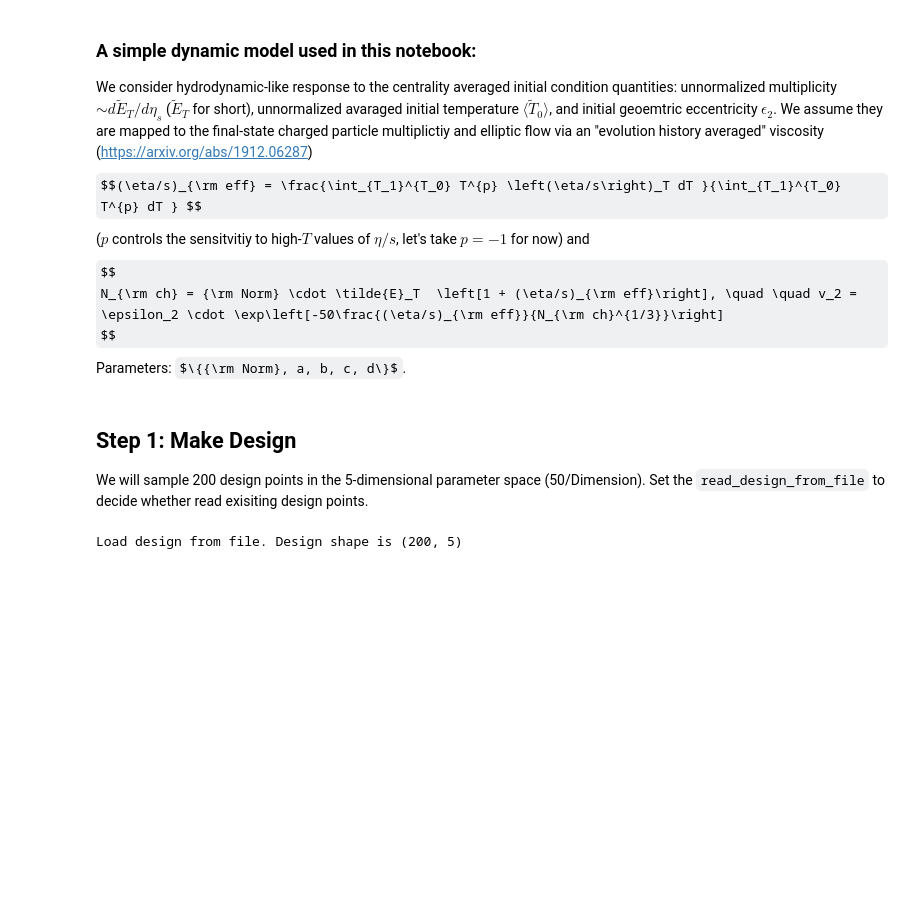
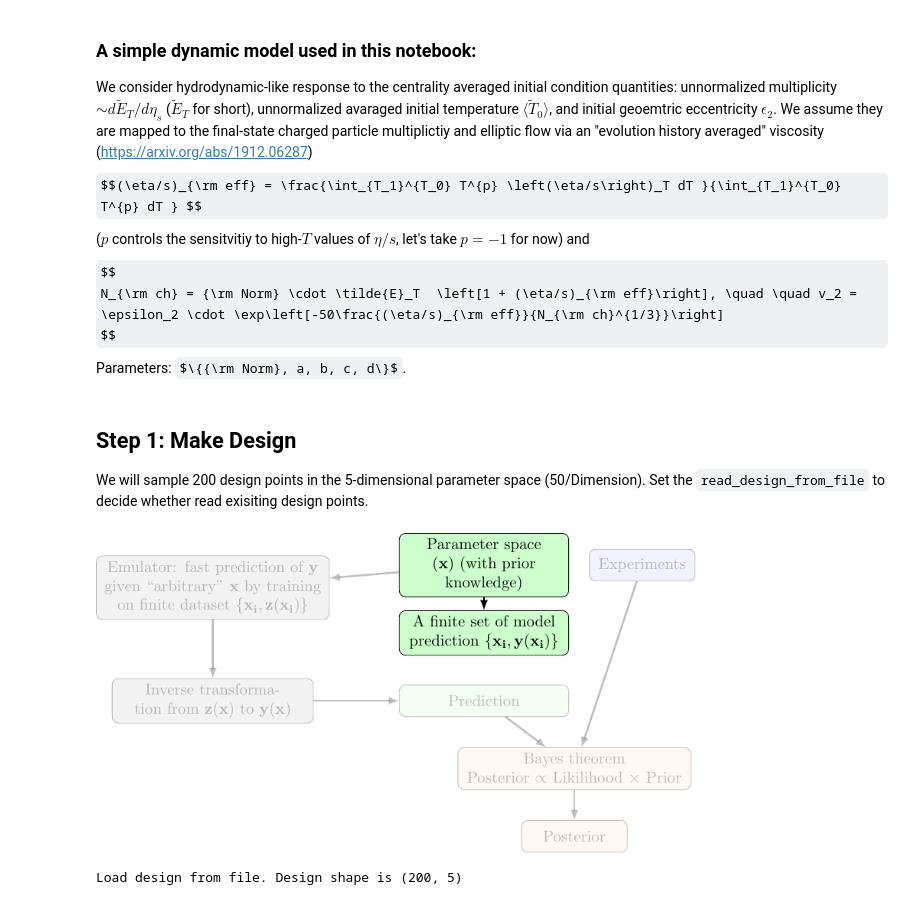
Before and after one commit to JETSCAPE/SummerSchool2021, a Jupyter notebook: Jul28_29_BayesianSoftExample/BayesForSimpleModel.ipynb, the cells around one changed output. Saved outputs shown, nothing was run; the diff lists cells and outputs as text; code cells hidden in the pictures; some formulas as TeX source; blank space fills up the shorter version.

Commit message:
add flow chart

```diff
--- a/Jul28_29_BayesianSoftExample/BayesForSimpleModel.ipynb
+++ b/Jul28_29_BayesianSoftExample/BayesForSimpleModel.ipynb
@@ -30,6 +30,8 @@ from scipy.linalg import lapack
 from pyDOE import lhs
 import emcee
 import h5py
+
+FW = 600
 
 # You can find the results, plots and saved d
 project = "SimpleBulk"
@@ -138,6 +140,11 @@ def ToyModel(params):
 ## Step 1: Make Design
 
 We will sample 200 design points in the 5-dimensional parameter space (50/Dimension). Set the `read_design_from_file` to decide whether read exisiting design points.
+# %%
+from IPython.display import Image
+Image(filename='/home/jetscape-user/SummerSchool2021/Jul28_29_BayesianSoftExample/SimpleBulk/plots/Bayes-1-1.png', width=FW)
+# %% [output]
+[figure, added]
 # %%
 #### Block 4 #### Please refer to this number in your questions
 ParameterLabels = ['$N$', '$\eta/s(A)$', '$\eta/s(B)$', '$\eta/s(C)$', '$\eta/s(D)$']
```
Also changed, not shown: parts of 6 cells of this notebook, 5 other files.
